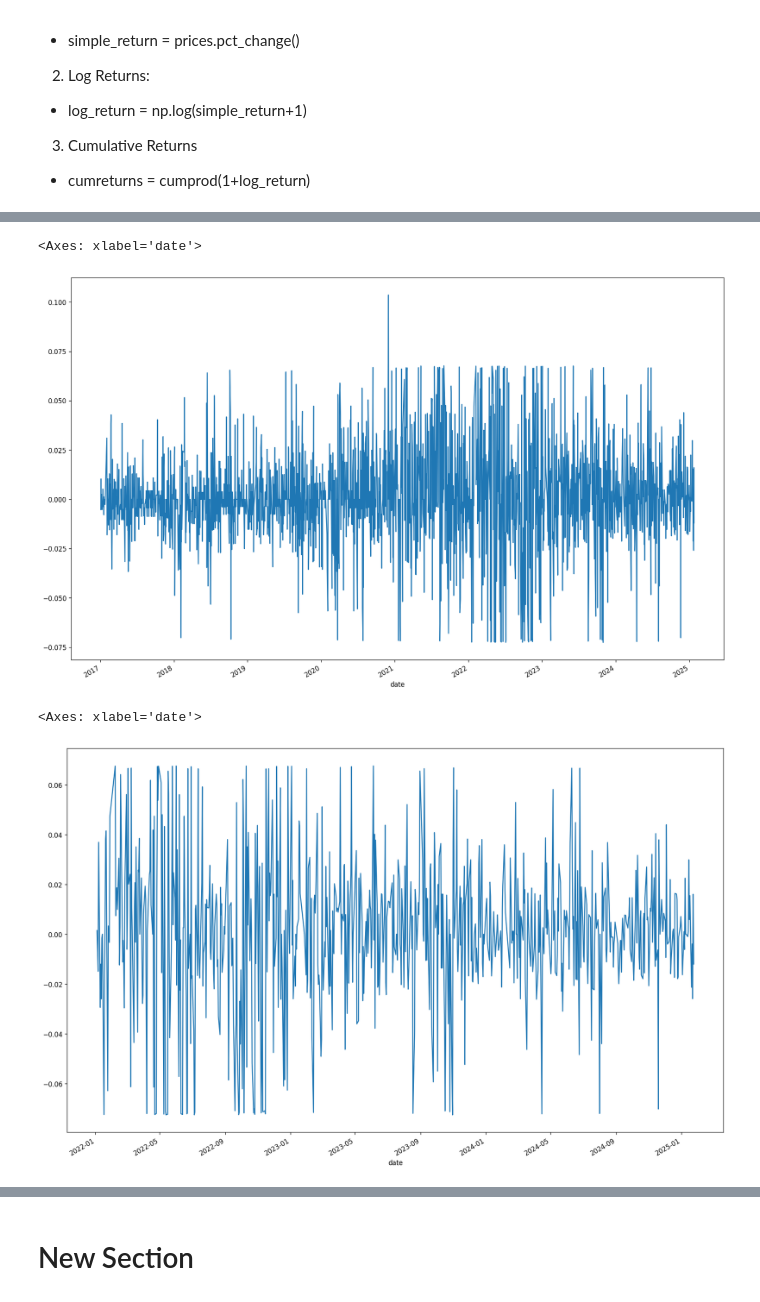
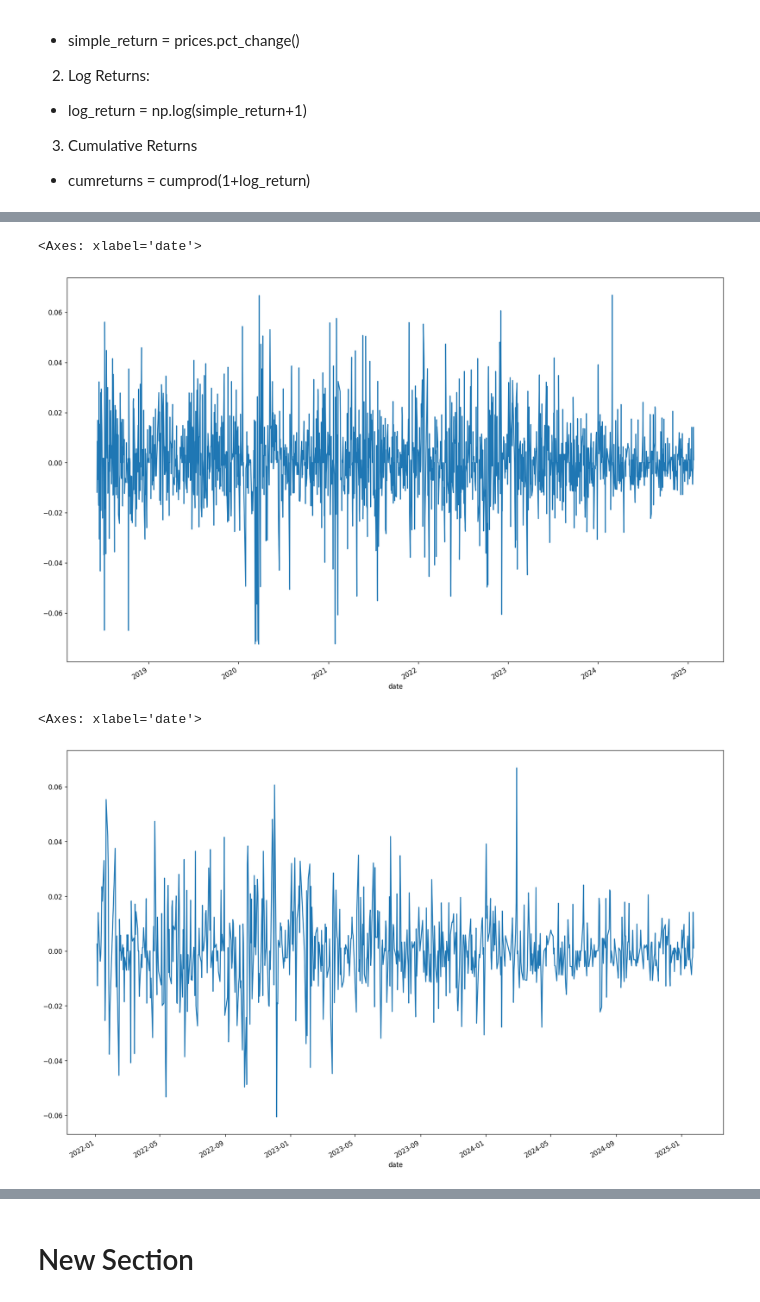
Before and after one commit to tienduongftu/Learn-Algorithmic-Trading, a Jupyter notebook: Lesson_03_Returns_Anlaysis.ipynb, the cells around one changed output, grey strips where cells are left out. Drawn from its saved outputs; the diff is of its cells as text; code cells hidden in the pictures.

```diff
--- a/Lesson_03_Returns_Anlaysis.ipynb
+++ b/Lesson_03_Returns_Anlaysis.ipynb
@@ -89,6 +89,6 @@ sed: can't read /usr/local/lib/python3.7/dist-packages/alphalens/tears.py: No su
 # %%
 # 'FPT', 'MWG', 'BID', 'VCB', 'HAH', 'HAH'
-assets = ['FPT','MWG','BID', 'VCB', 'HAH','DNH']
+assets = ['TCB','MBB','BID', 'VCB', 'ACB','TPB']
 dataset = None
 for asset in assets:
     data = get_pricing(asset, start_date='2006-03-12')
@@ -212,14 +212,14 @@ r['HAH'].loc['2019-01-01':].plot()
 # %%
 #@title Biểu Diễn Log Retuns giai đoạn từ Tháng 01/2017 Đến Nay { display-mode: "form" }
-R['HAH'].loc['2017-01-01':].plot()
+R['VCB'].loc['2017-01-01':].plot()
 # %% [output]
 <Axes: xlabel='date'>
-[figure, old version]
+[figure, new version]
 # %%
 #@title Biểu Diễn Log Retuns giai đoạn từ Tháng 01/2019 Đến Nay { display-mode: "form" }
-R['HAH'].loc['2022-01-01':].plot()
+R['VCB'].loc['2022-01-01':].plot()
 # %% [output]
 <Axes: xlabel='date'>
-[figure, old version]
+[figure, new version]
 # %%
 #@title Biểu Diễn Cumuilative Retuns giai đoạn từ Tháng 01/2017 Đến Nay { display-mode: "form" }
```
Also changed, not shown: parts of 16 cells of this notebook.
